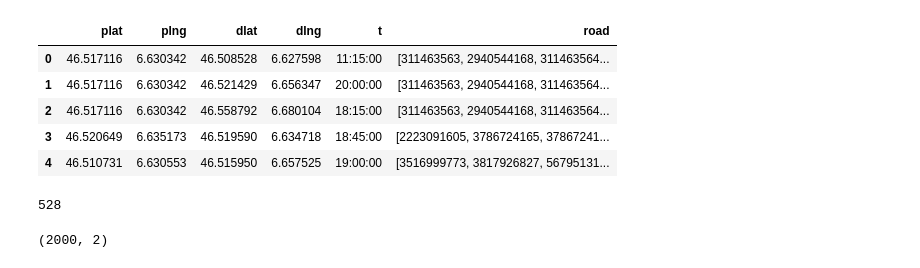
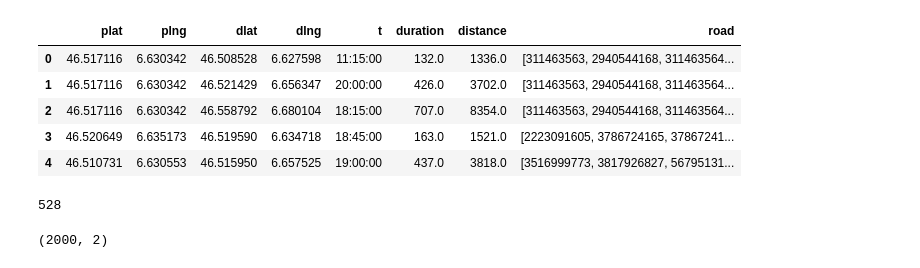
Before and after one commit to davidedidio/dataviz-smood, a Jupyter notebook: notebooks/restaurants.ipynb, the cells around one changed output. Drawn from its saved outputs; the diff is of its cells as text; code cells hidden in the pictures.

```diff
--- a/notebooks/restaurants.ipynb
+++ b/notebooks/restaurants.ipynb
@@ -6,15 +6,15 @@ import math
 import matplotlib.pyplot as plt
 from collections import Counter
 # %%
-csv_data = pd.read_csv("data/dataviz.csv")
+csv_data = pd.read_csv("../data/dataviz.csv")
 csv_data.head()
 # %% [output]
-|  | plat | plng | dlat | dlng | t | road |
-| 0 | 46.517116 | 6.630342 | 46.508528 | 6.627598 | 11:15:00 | [311463563, 2940544168, 311463564... |
-| 1 | 46.517116 | 6.630342 | 46.521429 | 6.656347 | 20:00:00 | [311463563, 2940544168, 311463564... |
-| 2 | 46.517116 | 6.630342 | 46.558792 | 6.680104 | 18:15:00 | [311463563, 2940544168, 311463564... |
-| 3 | 46.520649 | 6.635173 | 46.519590 | 6.634718 | 18:45:00 | [2223091605, 3786724165, 37867241... |
-| 4 | 46.510731 | 6.630553 | 46.515950 | 6.657525 | 19:00:00 | [3516999773, 3817926827, 56795131... |
+|  | plat | plng | dlat | dlng | t | duration | distance | road |
+| 0 | 46.517116 | 6.630342 | 46.508528 | 6.627598 | 11:15:00 | 132.0 | 1336.0 | [311463563, 2940544168, 311463564... |
+| 1 | 46.517116 | 6.630342 | 46.521429 | 6.656347 | 20:00:00 | 426.0 | 3702.0 | [311463563, 2940544168, 311463564... |
+| 2 | 46.517116 | 6.630342 | 46.558792 | 6.680104 | 18:15:00 | 707.0 | 8354.0 | [311463563, 2940544168, 311463564... |
+| 3 | 46.520649 | 6.635173 | 46.519590 | 6.634718 | 18:45:00 | 163.0 | 1521.0 | [2223091605, 3786724165, 37867241... |
+| 4 | 46.510731 | 6.630553 | 46.515950 | 6.657525 | 19:00:00 | 437.0 | 3818.0 | [3516999773, 3817926827, 56795131... |
 # %%
 # Get unique destination locations
 dlats = list(csv_data['dlat'])
```
Also changed, not shown: parts of 5 cells of this notebook, 3 other files.
